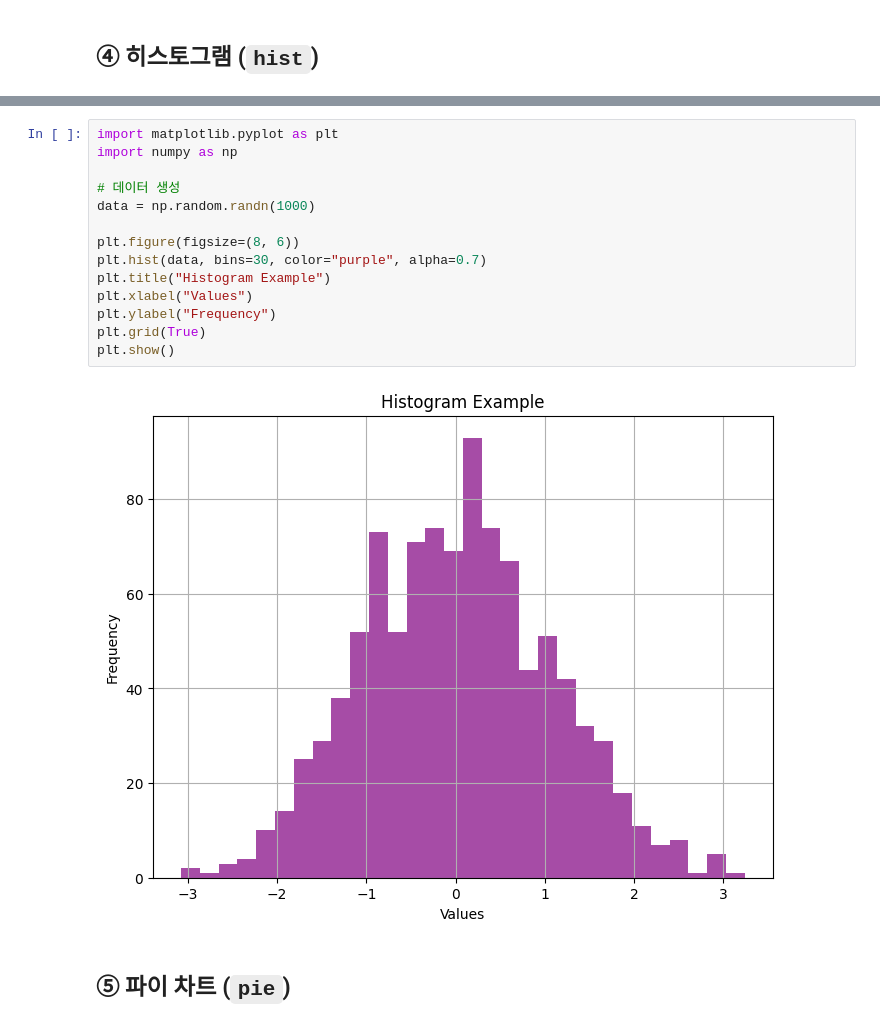
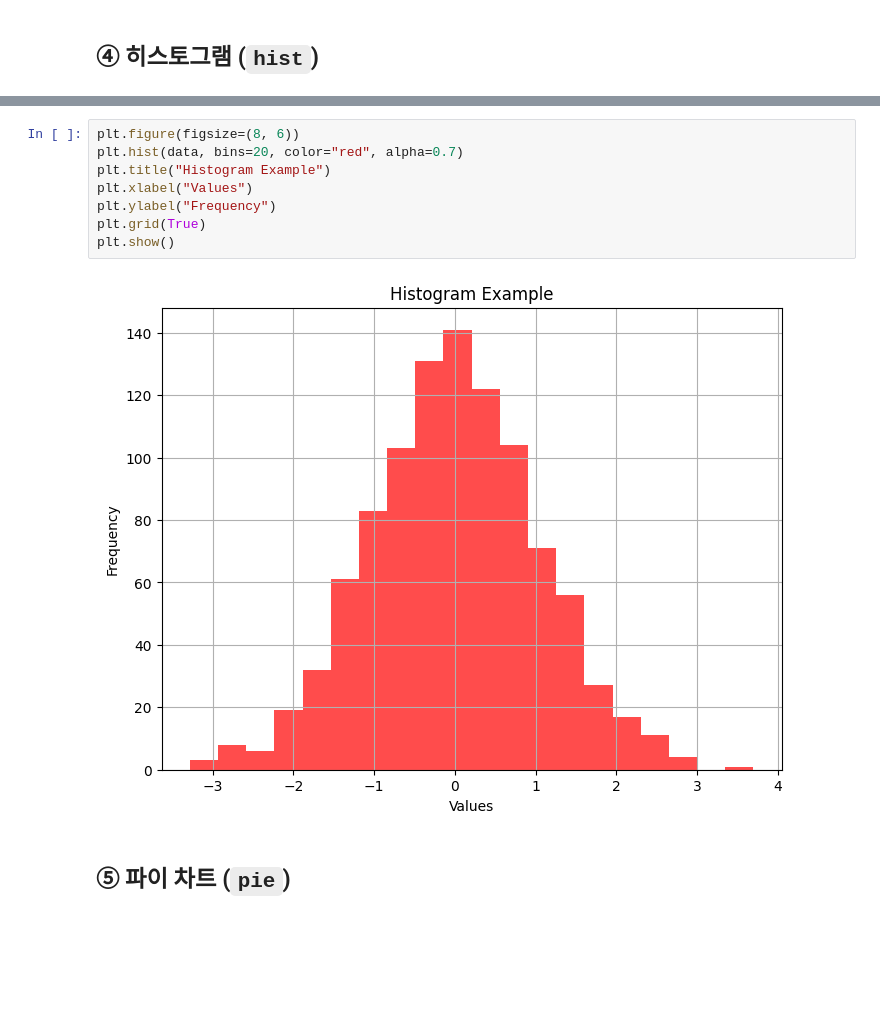
Before and after one commit to Collegenie-X/self-driving-feedback, a Jupyter notebook: pandas/시각화/1단계-시각화-matplotlib_ex.ipynb, the cells around one changed output, grey strips where cells are left out. Drawn from its saved outputs; the diff is of its cells as text; blank space fills up the shorter version.

Commit message:
updated pandas matplotlib, streamlit chart

```diff
--- a/pandas/시각화/1단계-시각화-matplotlib_ex.ipynb
+++ b/pandas/시각화/1단계-시각화-matplotlib_ex.ipynb
@@ -220,19 +261,13 @@ plt.show()
 # %%
-import matplotlib.pyplot as plt
-import numpy as np
-
-# 데이터 생성
-data = np.random.randn(1000)
-
 plt.figure(figsize=(8, 6))
-plt.hist(data, bins=30, color="purple", alpha=0.7)
+plt.hist(data, bins=20, color="red", alpha=0.7)
 plt.title("Histogram Example")
 plt.xlabel("Values")
 plt.ylabel("Frequency")
 plt.grid(True)
 plt.show()
 # %% [output]
-[figure, old version]
+[figure, new version]
 # %% [markdown]
 ## ⑤ 파이 차트 (`pie`)
 # %%
```
Also changed, not shown: parts of 12 cells of this notebook, 5 other files.
